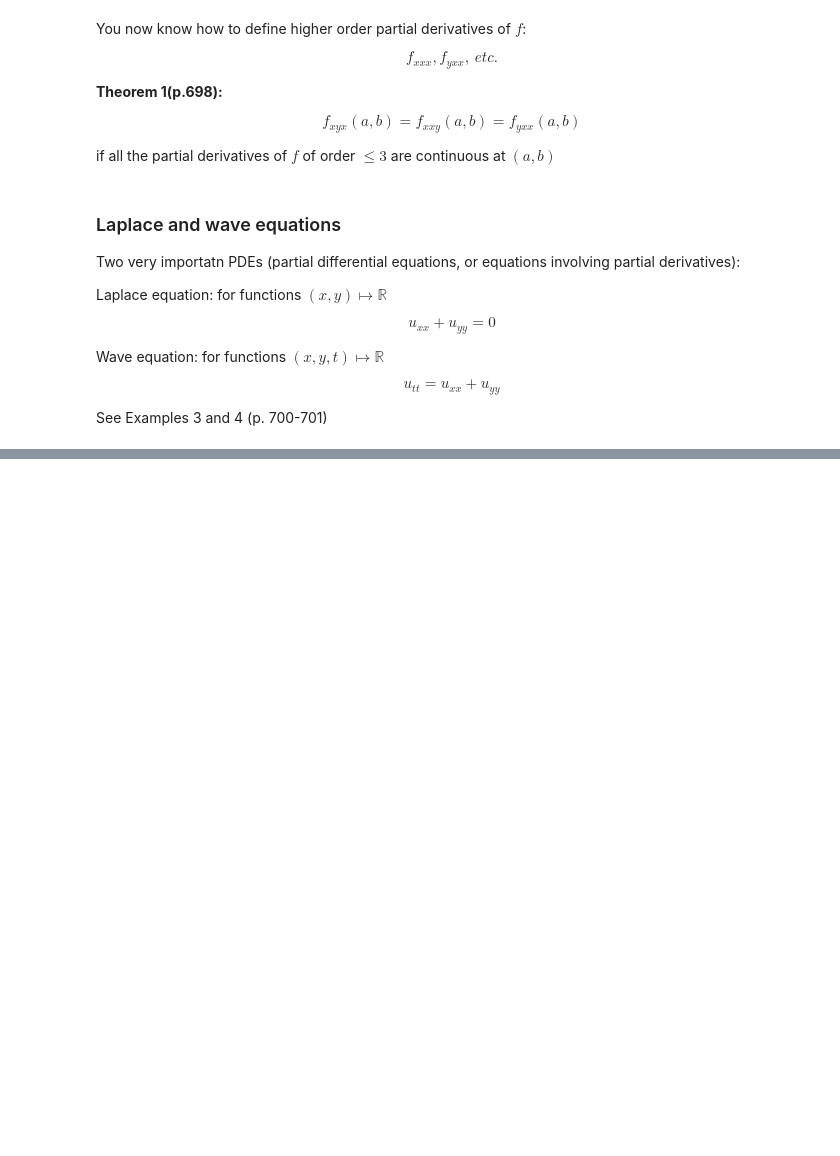
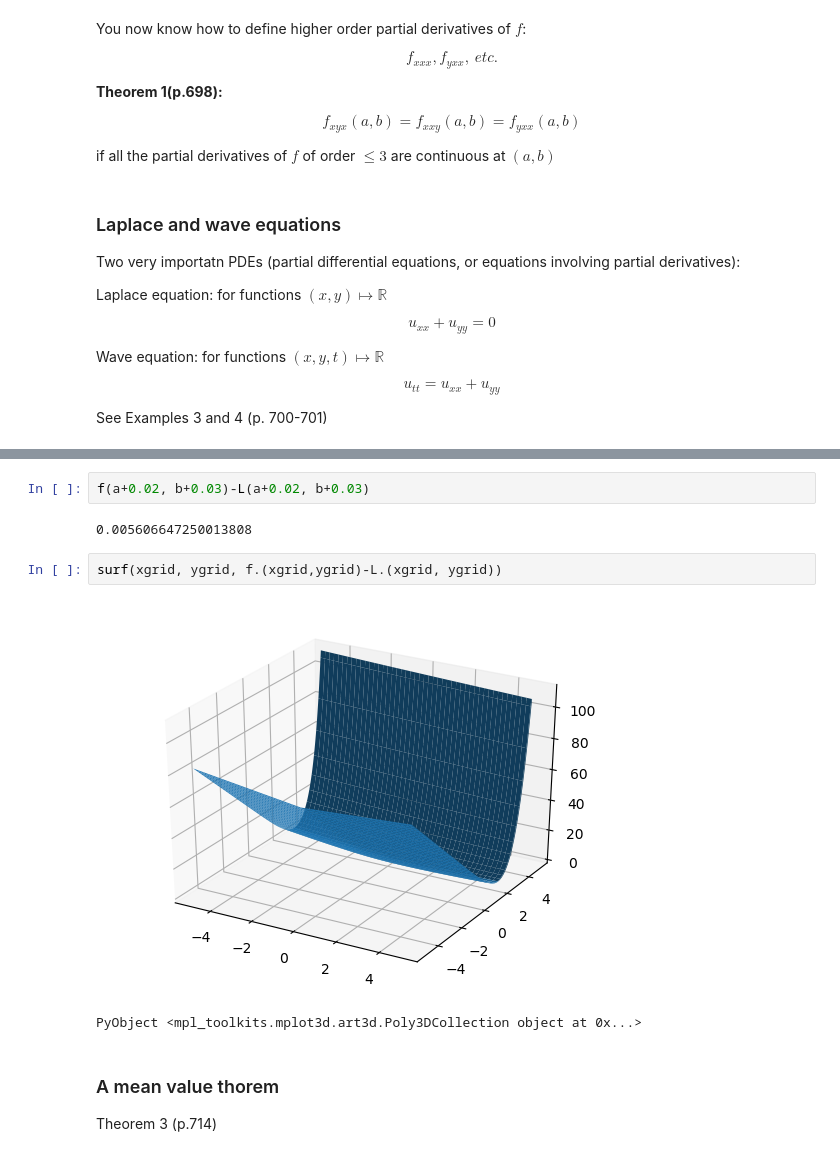
Before and after one commit to mosri/SF1626-2018, a Jupyter notebook: SF1626_highlights.ipynb, the cells around one changed output, grey strips where cells are left out. Drawn from its saved outputs; the diff is of its cells as text; blank space fills up the shorter version.

```diff
--- a/SF1626_highlights.ipynb
+++ b/SF1626_highlights.ipynb
@@ -407,0 +507,13 @@ See Examples 3 and 4 (p. 700-701)
+# %%
+f(a+0.02, b+0.03)-L(a+0.02, b+0.03)
+# %% [output]
+0.005606647250013808
+# %%
+surf(xgrid, ygrid, f.(xgrid,ygrid)-L.(xgrid, ygrid))
+# %% [output]
+[figure, added]
+PyObject <mpl_toolkits.mplot3d.art3d.Poly3DCollection object at 0x...>
+# %% [markdown]
+### A mean value thorem
+
+Theorem 3 (p.714)
```
Also changed, not shown: parts of 15 cells of this notebook.
